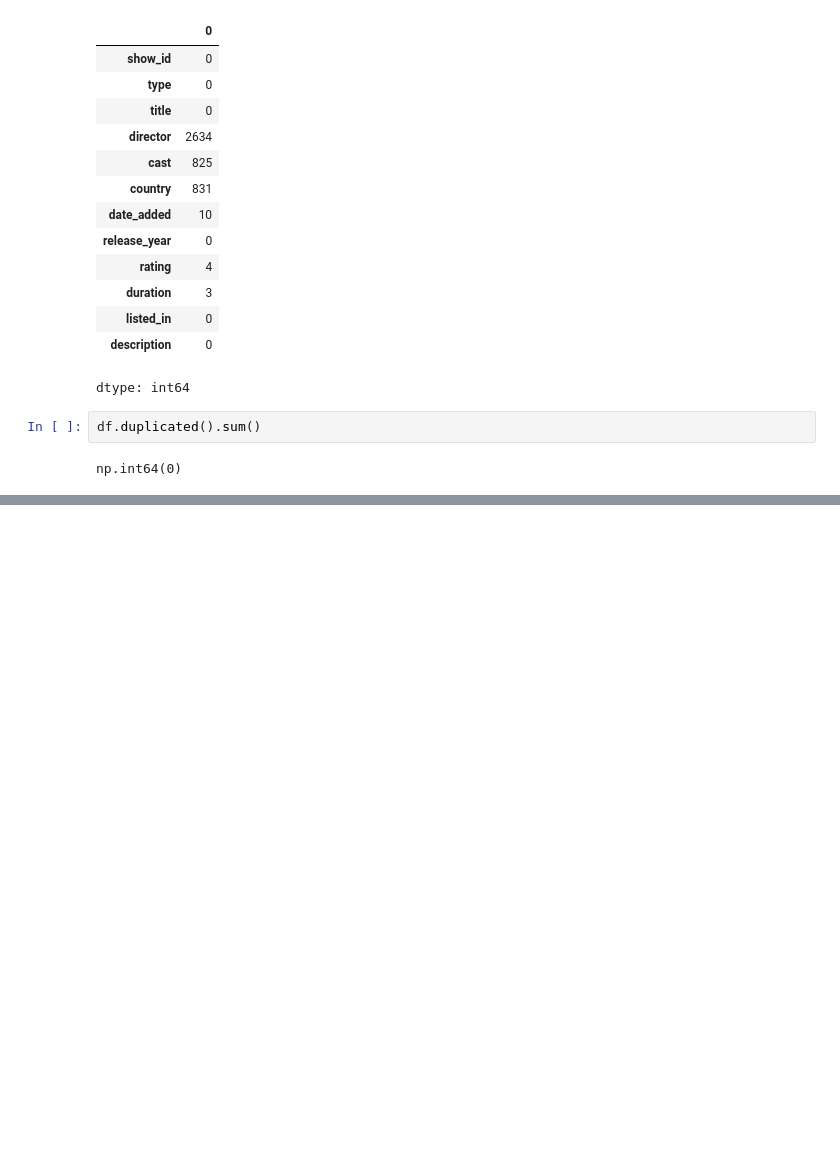
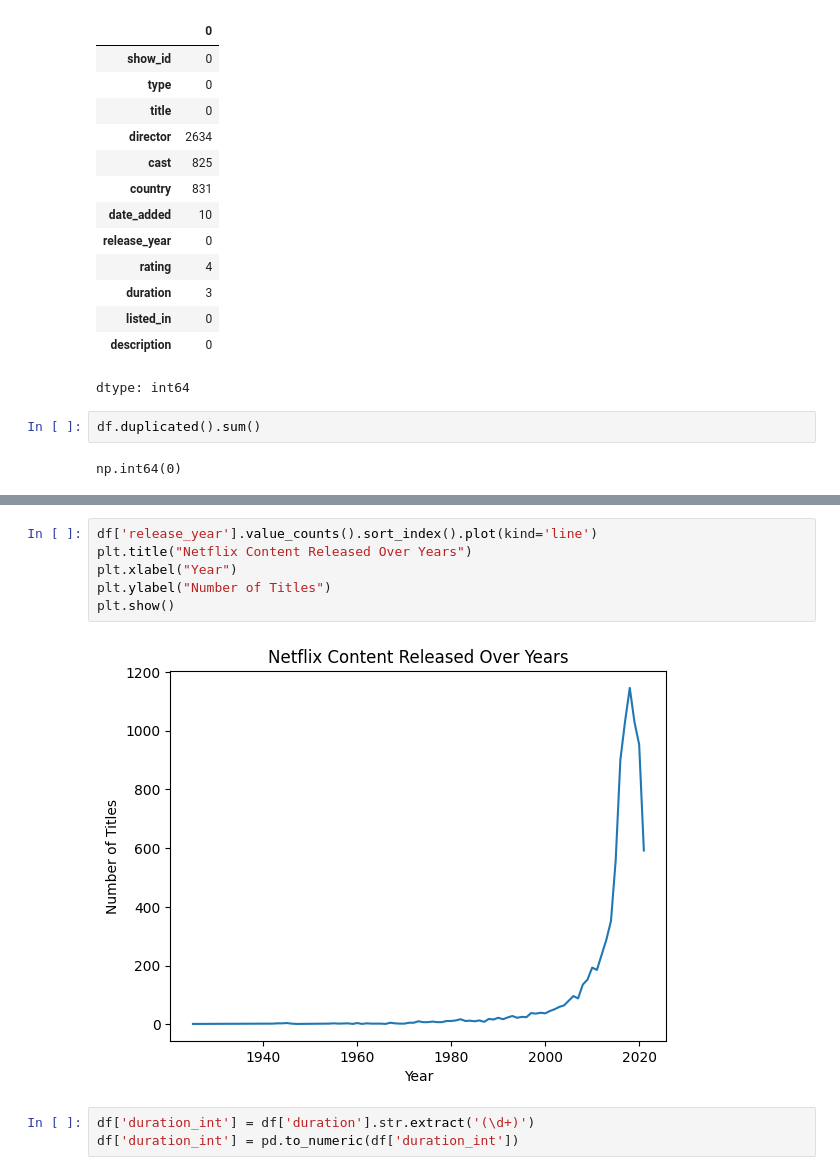
Before and after one commit to Srujan0001/AI-ML-Internship-Project01, a Jupyter notebook: Project1_pluto.ipynb, the cells around one changed output, grey strips where cells are left out. Saved outputs shown, nothing was run; the diff lists cells and outputs as text; blank space fills up the shorter version.

```diff
--- a/Project1_pluto.ipynb
+++ b/Project1_pluto.ipynb
@@ -63,0 +366,11 @@ np.int64(0)
+# %%
+df['release_year'].value_counts().sort_index().plot(kind='line')
+plt.title("Netflix Content Released Over Years")
+plt.xlabel("Year")
+plt.ylabel("Number of Titles")
+plt.show()
+# %% [output]
+[figure, added]
+# %%
+df['duration_int'] = df['duration'].str.extract('(\d+)')
+df['duration_int'] = pd.to_numeric(df['duration_int'])
```
Also changed, not shown: parts of 42 cells of this notebook.
